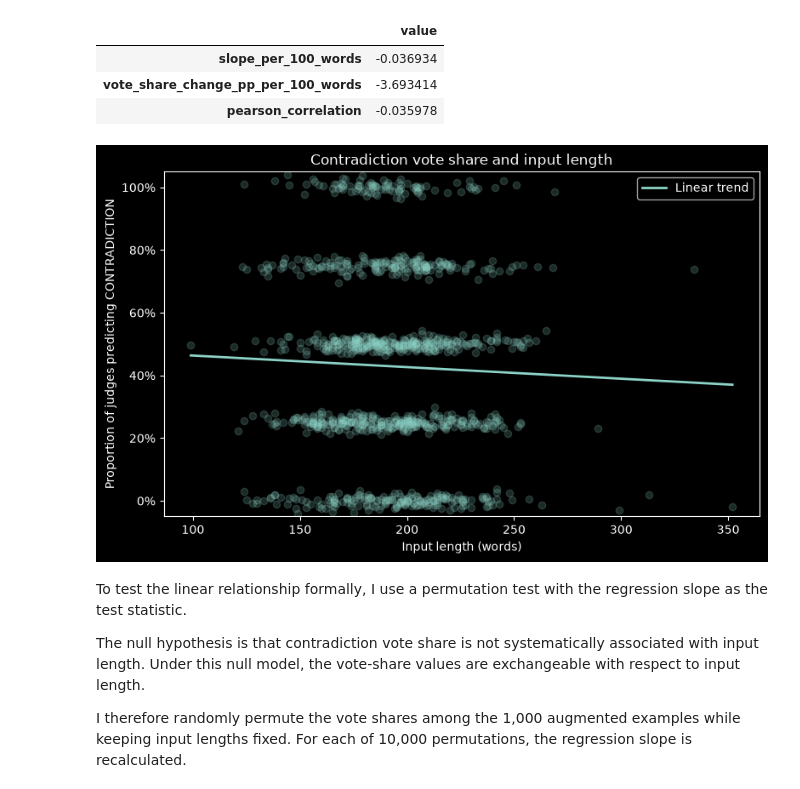
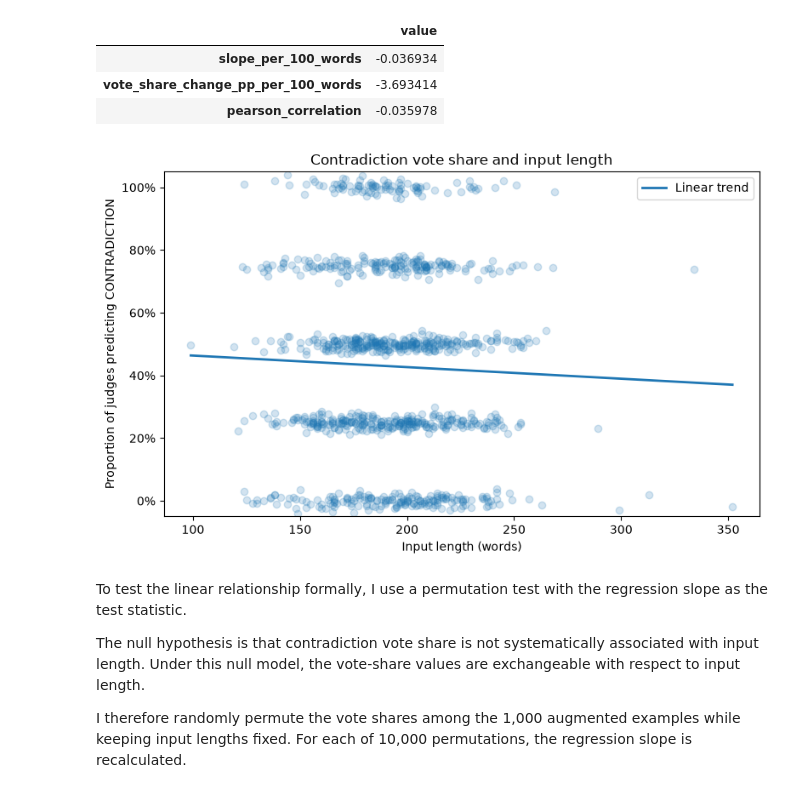
Before and after one commit to Maty228/LLM-Persona-judge-agreement, a Jupyter notebook: llm_judge_agreement.ipynb, the cells around one changed output. Cells and saved outputs as stored; diff of their text form; code cells hidden in the pictures.

```diff
--- a/llm_judge_agreement.ipynb
+++ b/llm_judge_agreement.ipynb
@@ -1225,6 +1227,8 @@ import matplotlib.pyplot as plt
 
 from matplotlib.ticker import PercentFormatter
 from sklearn.metrics import cohen_kappa_score
+
+plt.style.use("default")
 
 
 prediction_matrix = pd.DataFrame(
@@ -2779,34 +2836,46 @@ ax.plot(
 
 
 ax.set_xlabel(
     "Input length (words)"
 )
 
 ax.set_ylabel(
     "Proportion of judges predicting CONTRADICTION"
 )
 
 ax.set_title(
     "Contradiction vote share and input length"
 )
 
 ax.set_ylim(
     -0.05,
     1.05,
 )
 
 ax.yaxis.set_major_formatter(
     PercentFormatter(
         xmax=1
     )
 )
 
 ax.legend()
 
 plt.tight_layout()
+
+fig = ax.get_figure()
+fig.patch.set_facecolor("white")
+ax.set_facecolor("white")
+fig.savefig(
+    "figures/06_input_length_relationship.png",
+    dpi=200,
+    bbox_inches="tight",
+    facecolor="white",
+)
+
+
 plt.show()
 # %% [output]
-[figure, old version]
+[figure, new version]
 # %% [markdown]
 To test the linear relationship formally, I use a permutation test with the
 regression slope as the test statistic.
```
Also changed, not shown: parts of 9 cells of this notebook, 2 other files.
